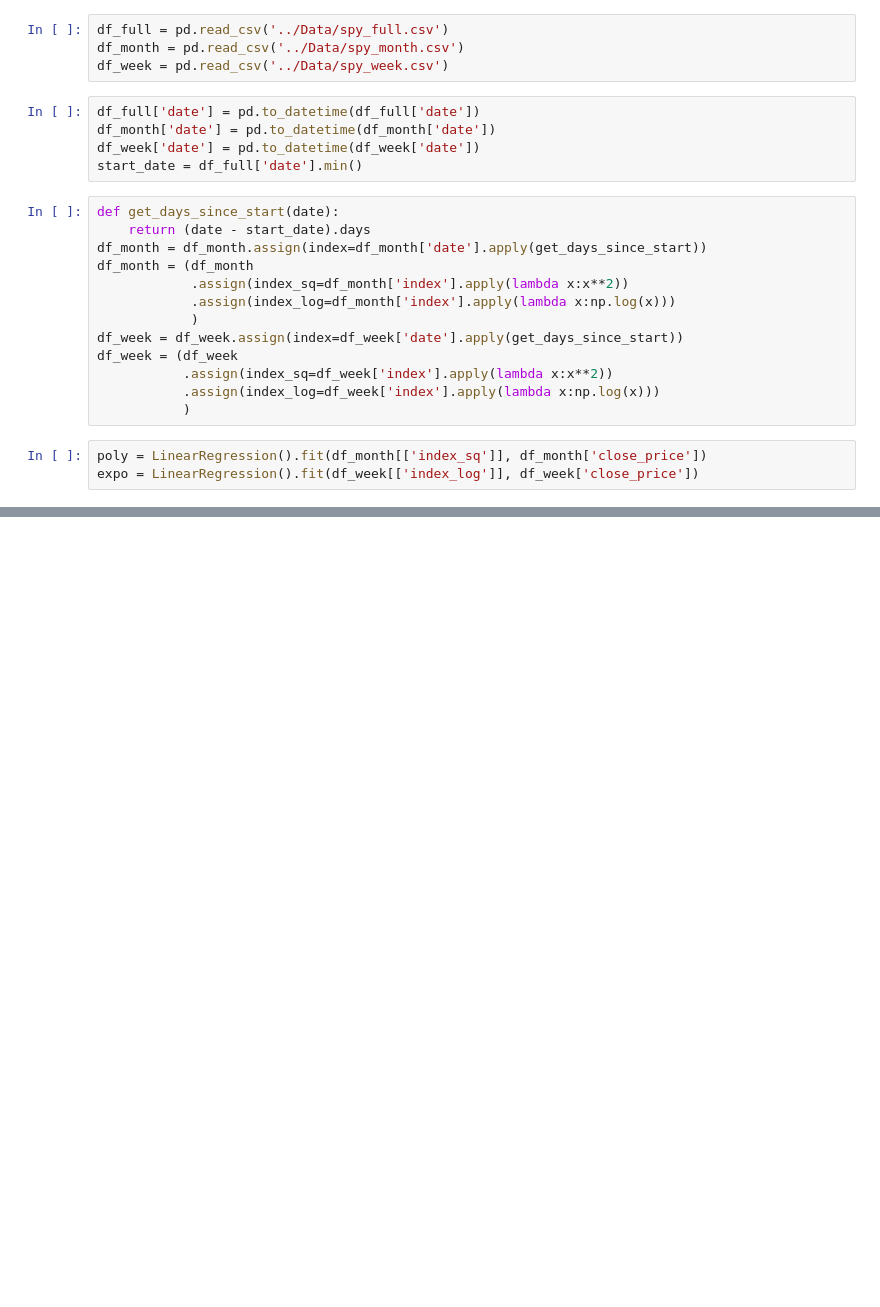
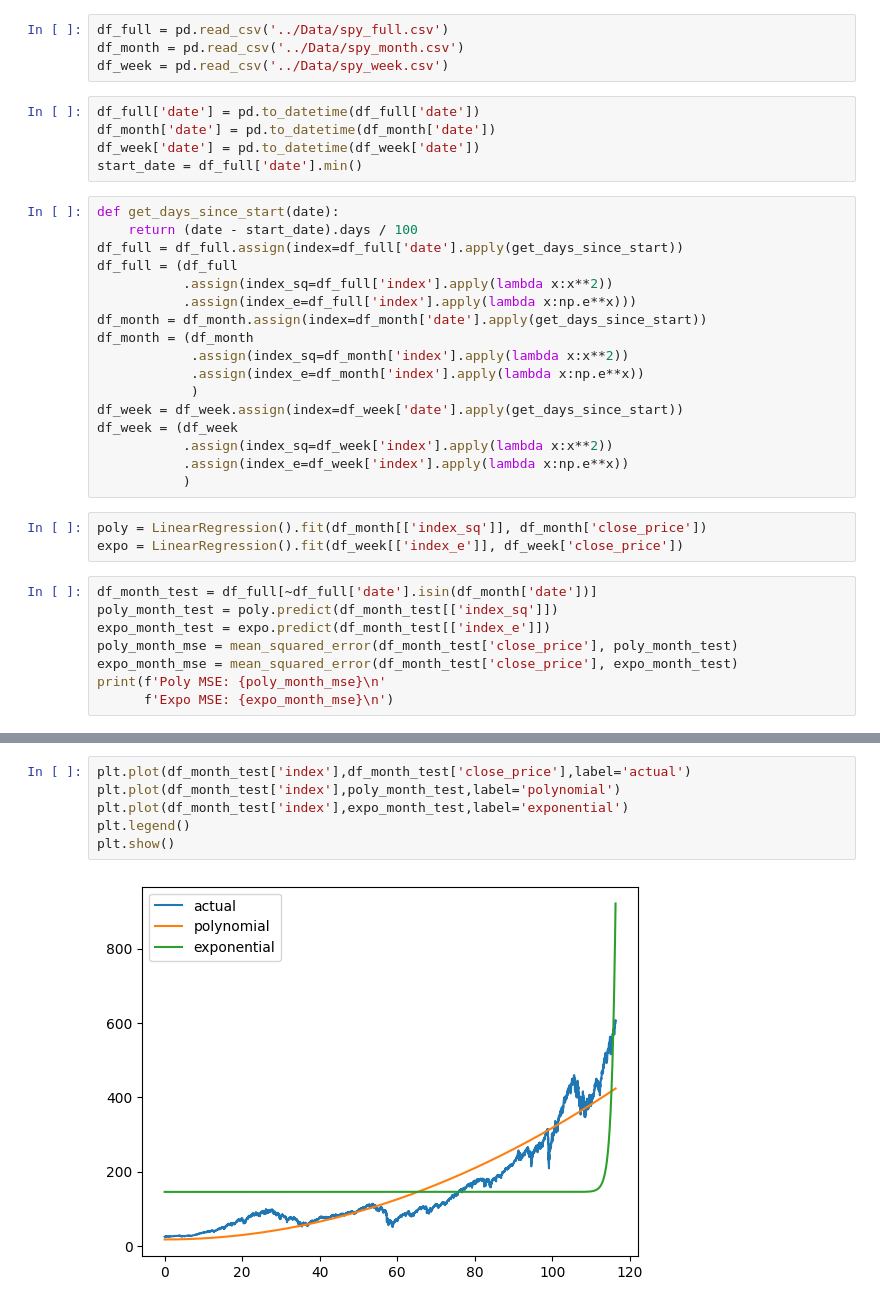
Before and after one commit to dhcchh/SPY-Analytics-Forecasting-Project, a Jupyter notebook: ML-Notebooks/regression_baseline.ipynb, the cells around one changed output, grey strips where cells are left out. Cells and saved outputs as stored; diff of their text form; blank space fills up the shorter version.

```diff
--- a/ML-Notebooks/regression_baseline.ipynb
+++ b/ML-Notebooks/regression_baseline.ipynb
@@ -15,17 +16,29 @@ df_week['date'] = pd.to_datetime(df_week['date'])
 start_date = df_full['date'].min()
 # %%
 def get_days_since_start(date):
-    return (date - start_date).days
+    return (date - start_date).days / 100
+df_full = df_full.assign(index=df_full['date'].apply(get_days_since_start))
+df_full = (df_full
+           .assign(index_sq=df_full['index'].apply(lambda x:x**2))
+           .assign(index_e=df_full['index'].apply(lambda x:np.e**x)))
 df_month = df_month.assign(index=df_month['date'].apply(get_days_since_start))
 df_month = (df_month
             .assign(index_sq=df_month['index'].apply(lambda x:x**2))
-            .assign(index_log=df_month['index'].apply(lambda x:np.log(x)))
+            .assign(index_e=df_month['index'].apply(lambda x:np.e**x))
             )
 df_week = df_week.assign(index=df_week['date'].apply(get_days_since_start))
 df_week = (df_week
            .assign(index_sq=df_week['index'].apply(lambda x:x**2))
-           .assign(index_log=df_week['index'].apply(lambda x:np.log(x)))
+           .assign(index_e=df_week['index'].apply(lambda x:np.e**x))
            )
 # %%
 poly = LinearRegression().fit(df_month[['index_sq']], df_month['close_price'])
-expo = LinearRegression().fit(df_week[['index_log']], df_week['close_price'])
+expo = LinearRegression().fit(df_week[['index_e']], df_week['close_price'])
+# %%
+df_month_test = df_full[~df_full['date'].isin(df_month['date'])]
+poly_month_test = poly.predict(df_month_test[['index_sq']])
+expo_month_test = expo.predict(df_month_test[['index_e']])
+poly_month_mse = mean_squared_error(df_month_test['close_price'], poly_month_test)
+expo_month_mse = mean_squared_error(df_month_test['close_price'], expo_month_test)
+print(f'Poly MSE: {poly_month_mse}\n'
+      f'Expo MSE: {expo_month_mse}\n')
@@ -31,0 +59,8 @@ expo = LinearRegression().fit(df_week[['index_log']], df_week['close_price'])
+# %%
+plt.plot(df_month_test['index'],df_month_test['close_price'],label='actual')
+plt.plot(df_month_test['index'],poly_month_test,label='polynomial')
+plt.plot(df_month_test['index'],expo_month_test,label='exponential')
+plt.legend()
+plt.show()
+# %% [output]
+[figure, added]
```
Also changed, not shown: parts of 3 cells of this notebook.
